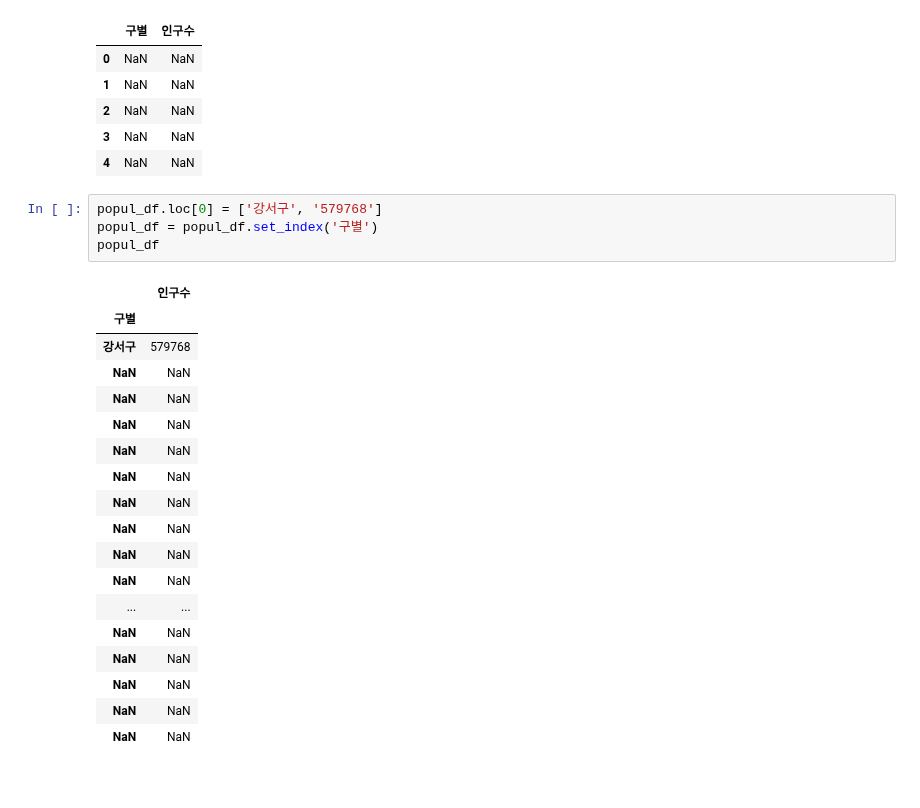
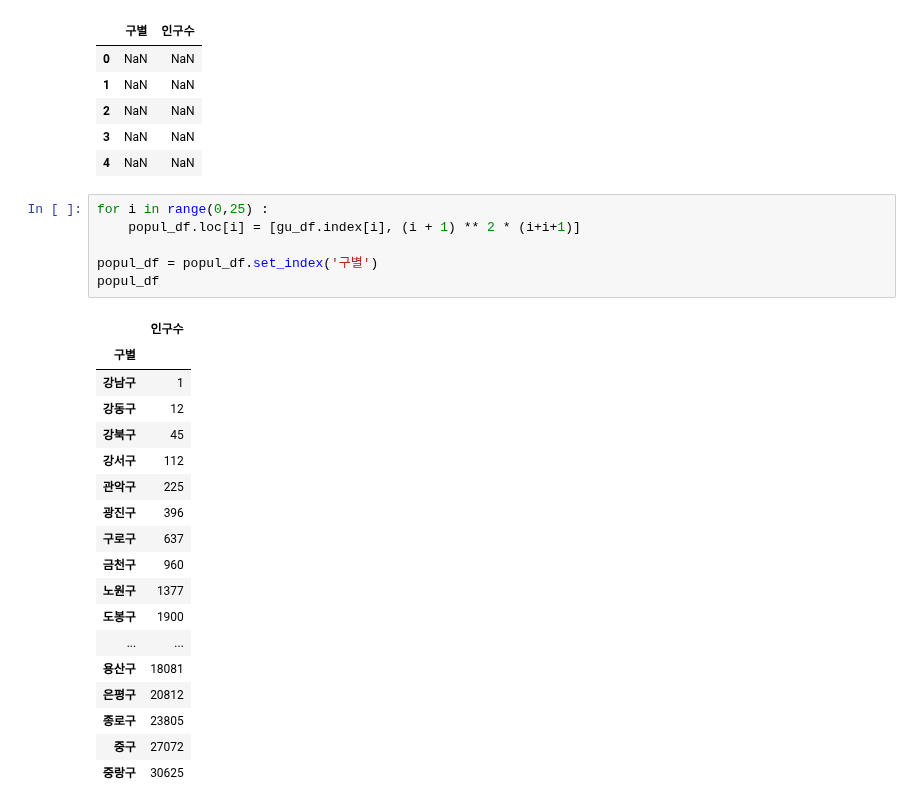
Before and after one commit to ljh15952/AI_Study, a Jupyter notebook: Data_Study/Data_analysis_and_Data_visualization_2.ipynb, the cells around one changed output. Cells and saved outputs as stored; diff of their text form.

```diff
--- a/Data_Study/Data_analysis_and_Data_visualization_2.ipynb
+++ b/Data_Study/Data_analysis_and_Data_visualization_2.ipynb
@@ -358,27 +358,29 @@ popul_df.head()
 | 2 | NaN | NaN |
 | 3 | NaN | NaN |
 | 4 | NaN | NaN |
-# %%
-popul_df.loc[0] = ['강서구', '579768']
-popul_df = popul_df.set_index('구별')
-popul_df
-# %% [output]
-|  | 인구수 |
-| 구별 |  |
-| 강서구 | 579768 |
-| NaN | NaN |
-| NaN | NaN |
-| NaN | NaN |
-| NaN | NaN |
-| NaN | NaN |
-| NaN | NaN |
-| NaN | NaN |
-| NaN | NaN |
-| NaN | NaN |
-| ... | ... |
-| NaN | NaN |
-| NaN | NaN |
-| NaN | NaN |
-| NaN | NaN |
-| NaN | NaN |
+# %%
+for i in range(0,25) :
+    popul_df.loc[i] = [gu_df.index[i], (i + 1) ** 2 * (i+i+1)]
+
+popul_df = popul_df.set_index('구별')
+popul_df
+# %% [output]
+|  | 인구수 |
+| 구별 |  |
+| 강남구 | 1 |
+| 강동구 | 12 |
+| 강북구 | 45 |
+| 강서구 | 112 |
+| 관악구 | 225 |
+| 광진구 | 396 |
+| 구로구 | 637 |
+| 금천구 | 960 |
+| 노원구 | 1377 |
+| 도봉구 | 1900 |
+| ... | ... |
+| 용산구 | 18081 |
+| 은평구 | 20812 |
+| 종로구 | 23805 |
+| 중구 | 27072 |
+| 중랑구 | 30625 |
 # %%
```
Also changed, not shown: parts of 1 cell of this notebook.
